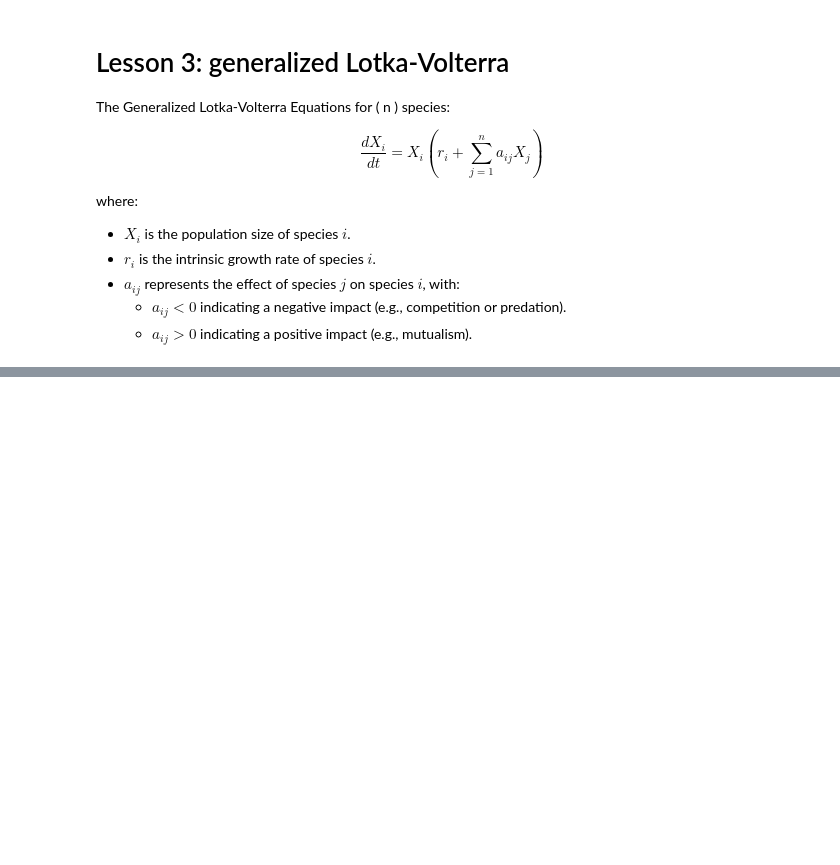
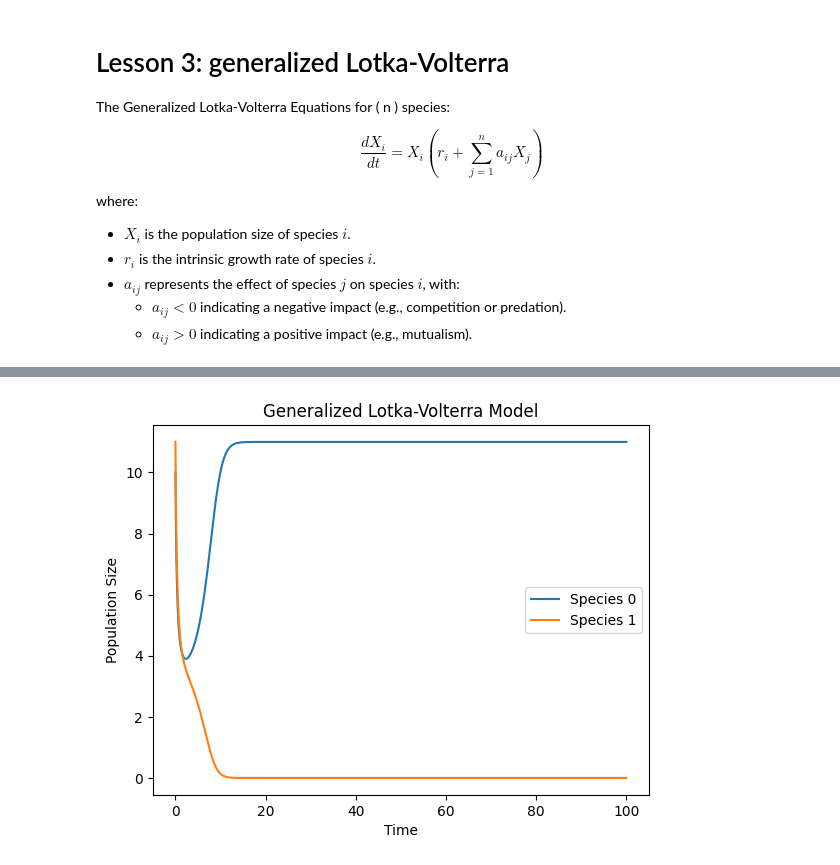
Before and after one commit to eagmon/notebook_tests, a Jupyter notebook: sim_study_work.ipynb, the cells around one changed output, grey strips where cells are left out. Saved outputs shown, nothing was run; the diff lists cells and outputs as text; code cells hidden in the pictures; blank space fills up the shorter version.

```diff
--- a/sim_study_work.ipynb
+++ b/sim_study_work.ipynb
@@ -363,0 +401,14 @@ plot_quiver_2D(initial_populations, growth_rates, interactions, total_time=100)
+# %%
+# Species populations at t=0
+initial_populations = [10, 11]
+
+# Intrinsic growth rates
+growth_rates = [1.1, 1.0]
+
+# Interaction matrix
+interactions = [[-0.1, -0.2], [-0.2, -0.1]]
+
+results = simulate_gLV(initial_populations, growth_rates, interactions, total_time=100)
+plot_timeseries_gLV(results)
+# %% [output]
+[figure, added]
```
Also changed, not shown: parts of 18 cells of this notebook, 3 other files.
